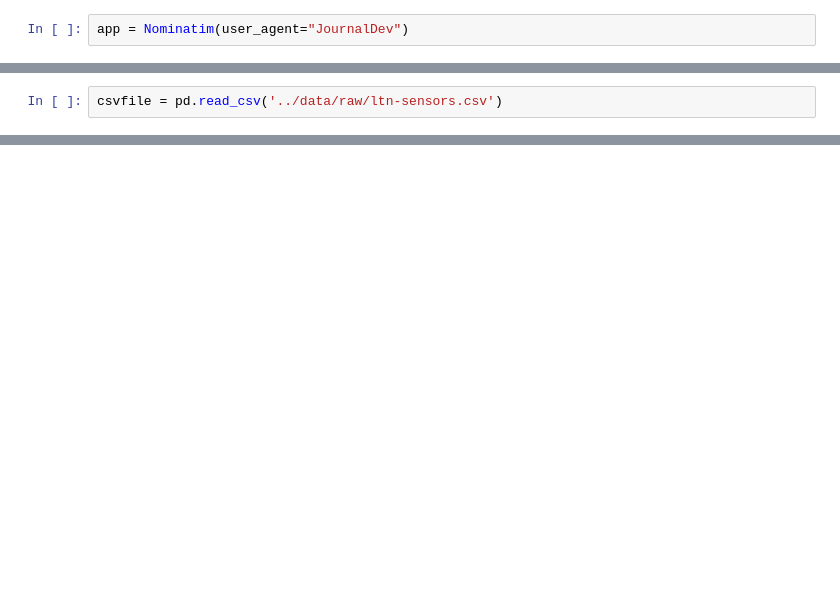
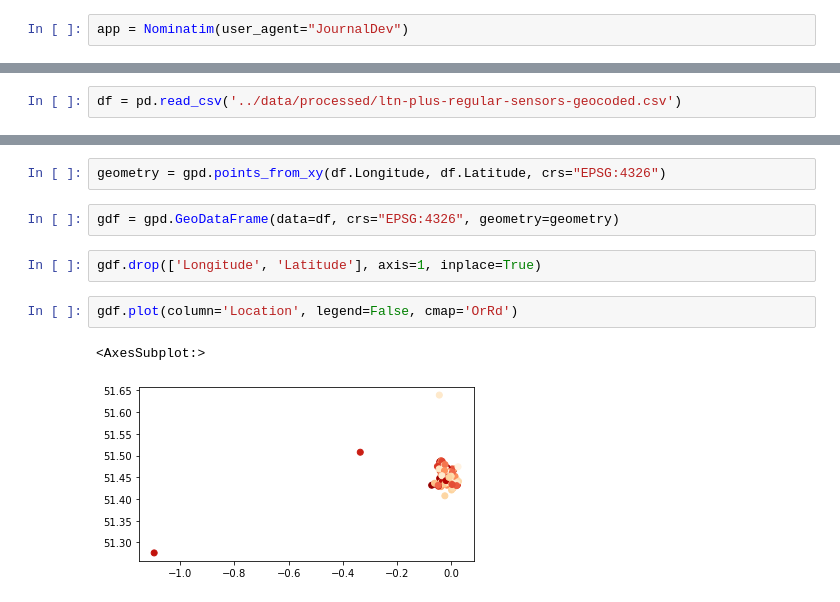
Before and after one commit to lb-lewisham/diffusion-tubes, a Jupyter notebook: notebooks/1.0-jl-geocoder.ipynb, the cells around one changed output, grey strips where cells are left out. Drawn from its saved outputs; the diff is of its cells as text; blank space fills up the shorter version.

```diff
--- a/notebooks/1.0-jl-geocoder.ipynb
+++ b/notebooks/1.0-jl-geocoder.ipynb
@@ -6,2 +96,2 @@ app = Nominatim(user_agent="JournalDev")
 # %%
-csvfile = pd.read_csv('../data/raw/ltn-sensors.csv')
+df = pd.read_csv('../data/processed/ltn-plus-regular-sensors-geocoded.csv')
@@ -29,0 +114,11 @@ csvfile
+# %%
+geometry = gpd.points_from_xy(df.Longitude, df.Latitude, crs="EPSG:4326")
+# %%
+gdf = gpd.GeoDataFrame(data=df, crs="EPSG:4326", geometry=geometry)
+# %%
+gdf.drop(['Longitude', 'Latitude'], axis=1, inplace=True)
+# %%
+gdf.plot(column='Location', legend=False, cmap='OrRd')
+# %% [output]
+<AxesSubplot:>
+[figure, added]
```
Also changed, not shown: parts of 26 cells of this notebook, 10 other files.
